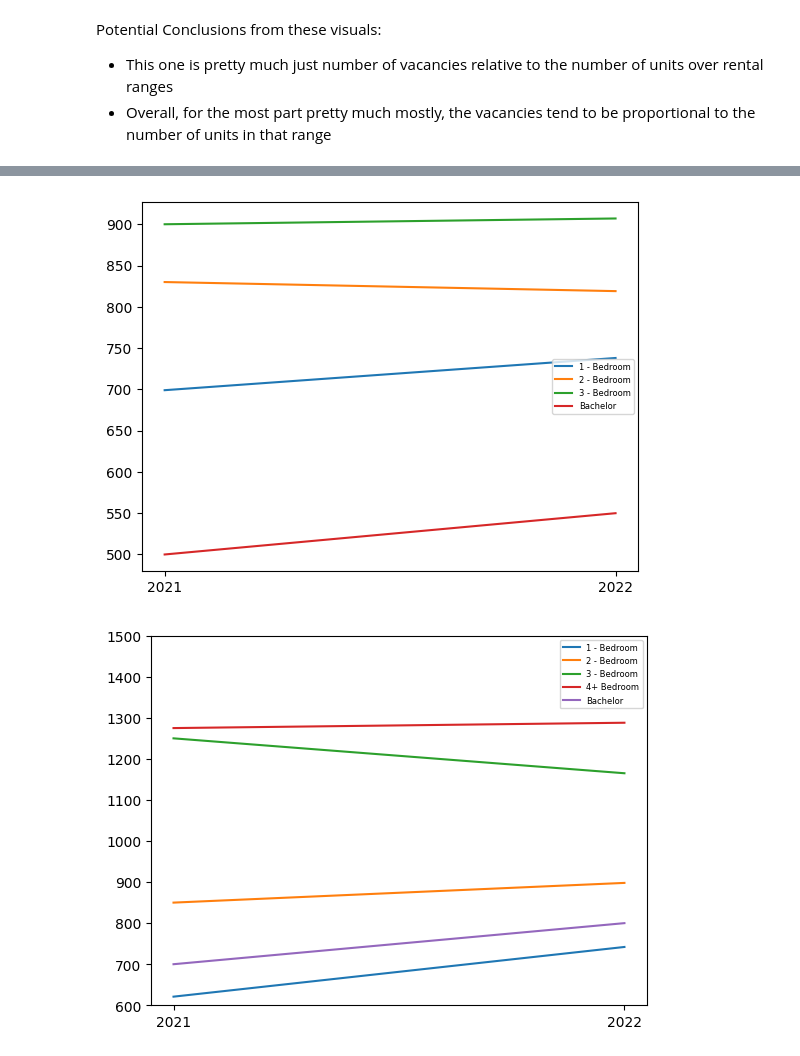
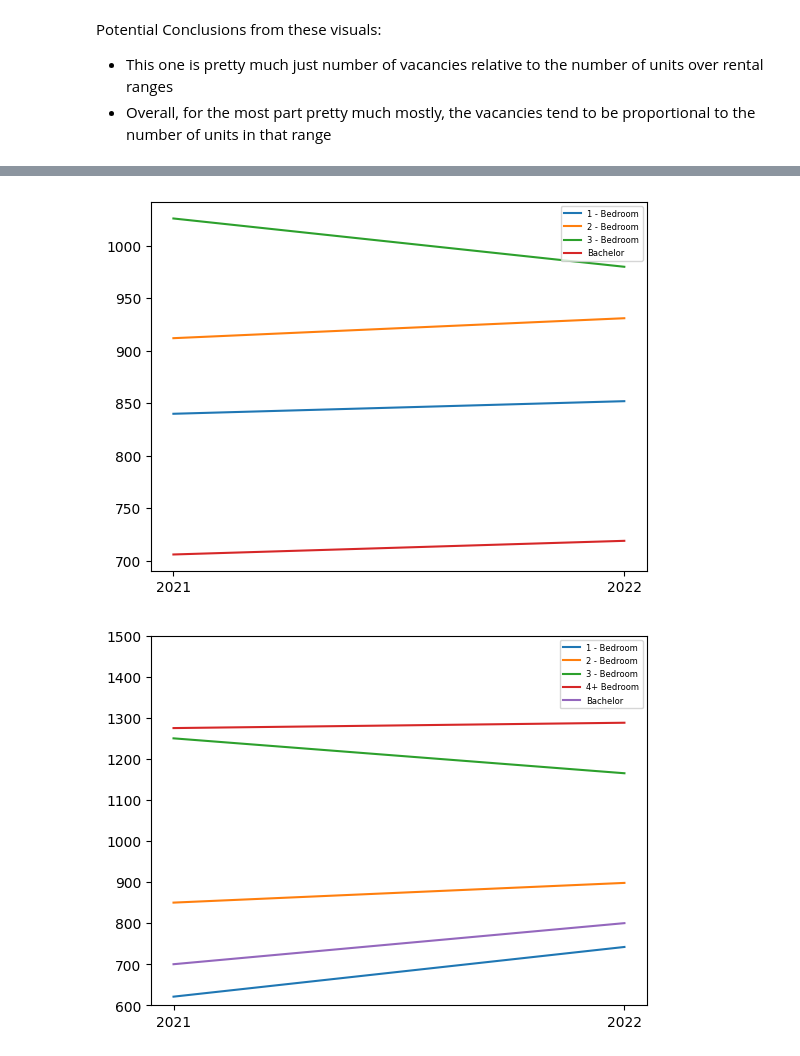
Before and after one commit to Mathemusician1729/DATA-221-Project, a Jupyter notebook: 221-Project.ipynb, the cells around one changed output, grey strips where cells are left out. Saved outputs shown, nothing was run; the diff lists cells and outputs as text; code cells hidden in the pictures.

Commit message:
TODOs for tomorrow before presentation (line graph shenanigans)

```diff
--- a/221-Project.ipynb
+++ b/221-Project.ipynb
@@ -265,24 +230,25 @@ small_towns
 # %%
-# Athabasca, Fort Macleod, Fox Creek
-sample_smalltowns = ["Falher","Fort Macleod", "Fox Creek", "Black Diamond"]
+# Athabasca, Town 2, Raymond, Town 3
+sample_smalltowns = ["Athabasca","Fort Macleod", "Raymond", "Didsbury"]
 costs_smalltowns = table8[table8["Community"].isin(sample_smalltowns)]
 vacancy_smalltowns = table6[table6["Community"].isin(sample_smalltowns)]
 
-fa = costs_smalltowns[costs_smalltowns["Community"] == "Falher"]
+atha = costs_smalltowns[costs_smalltowns["Community"] == "Athabasca"]
 fortmac = costs_smalltowns[costs_smalltowns["Community"] == "Fort Macleod"]
-fox = costs_smalltowns[costs_smalltowns["Community"] == "Fox Creek"]
-bd = costs_smalltowns[costs_smalltowns["Community"] == "Black Diamond"]
+ray = costs_smalltowns[costs_smalltowns["Community"] == "Raymond"]
+did = costs_smalltowns[costs_smalltowns["Community"] == "Didsbury"]
 
-fa_rents = fa[["2021 Weighted Rent", "2022 Weighted Rent"]]
+atha_rents = atha[["2021 Weighted Rent", "2022 Weighted Rent"]]
 fortmac_rents = fortmac[["2021 Weighted Rent", "2022 Weighted Rent"]]
-fox_rents = fox[["2021 Weighted Rent", "2022 Weighted Rent"]]
-bd_rents = bd[["2021 Weighted Rent", "2022 Weighted Rent"]]
+ray_rents = ray[["2021 Weighted Rent", "2022 Weighted Rent"]]
+did_rents = did[["2021 Weighted Rent", "2022 Weighted Rent"]]
 # %%
-for i in range(len(fa.index)):
-    plt.plot(["2021", "2022"], fa_rents.iloc[i], label=fa["Unit Type"].iloc[i])
+# not much change example
+for i in range(len(atha.index)):
+    plt.plot(["2021", "2022"], atha_rents.iloc[i], label=atha["Unit Type"].iloc[i])
 
 plt.legend(prop={'size': 6})
 plt.show()
 # %% [output]
-[figure, old version]
+[figure, new version]
 # %%
```
Also changed, not shown: parts of 13 cells of this notebook.
